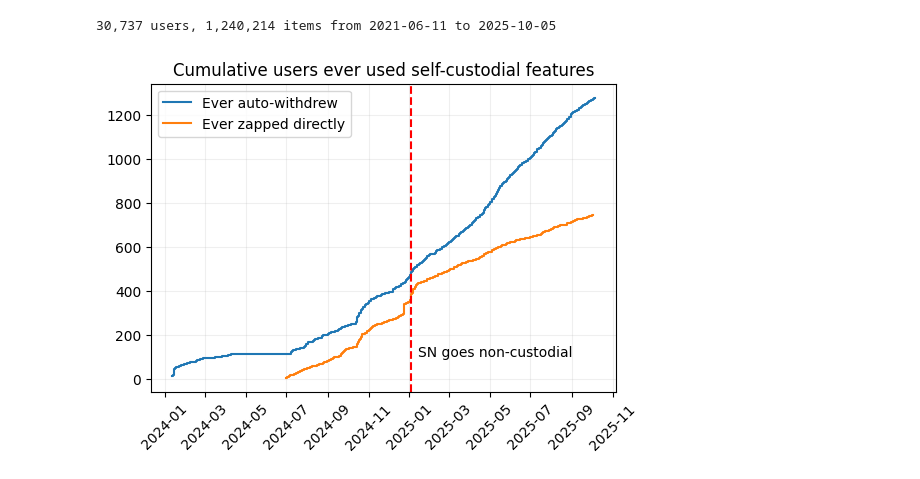
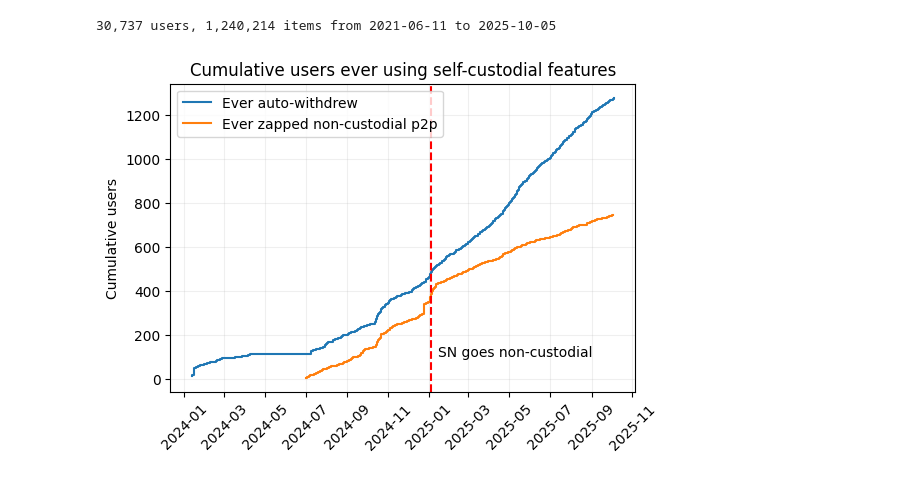
Before and after one commit to ed-kung/sn-research, a Jupyter notebook: src/notebooks/playground.ipynb, the cells around one changed output. Cells and saved outputs as stored; diff of their text form; code cells hidden in the pictures.

```diff
--- a/src/notebooks/playground.ipynb
+++ b/src/notebooks/playground.ipynb
@@ -53,21 +53,22 @@ sentsats_df = my_df.loc[idx].groupby('userId').agg(
 # %%
 # plot cumulative wallet attaches
 
 plot_df1 = autowithdraw_df['first_auto_withdraw'].dt.date.value_counts().sort_index().cumsum()
 plot_df2 = sentsats_df['first_sent_sats'].dt.date.value_counts().sort_index().cumsum()
 
 plt.figure(figsize=(6,4))
 plt.step(plot_df1.index, plot_df1.values, where='post', label='Ever auto-withdrew')
-plt.step(plot_df2.index, plot_df2.values, where='post', label='Ever zapped directly')
+plt.step(plot_df2.index, plot_df2.values, where='post', label='Ever zapped non-custodial p2p')
 plt.axvline(globals.nc_date, color='red', linestyle='--')
 plt.text(globals.nc_date + pd.to_timedelta(10,unit='D'), 100, 'SN goes non-custodial', ha='left')
 plt.xticks(rotation=45)
 plt.legend(loc='upper left')
-plt.title("Cumulative users ever used self-custodial features")
+plt.ylabel('Cumulative users')
+plt.title("Cumulative users ever using self-custodial features")
 plt.grid(alpha=0.2)
 plt.show()
 # %% [output]
-[figure, old version]
+[figure, new version]
 # %%
 gtrends_df = pd.read_csv(os.path.join(RAW_DATA_PATH, "google-trends-bitcoin.csv"))
 gtrends_df['week_start'] = pd.to_datetime(gtrends_df['week_start'], utc=True)
```
Also changed, not shown: parts of 9 cells of this notebook, 2 other files.
